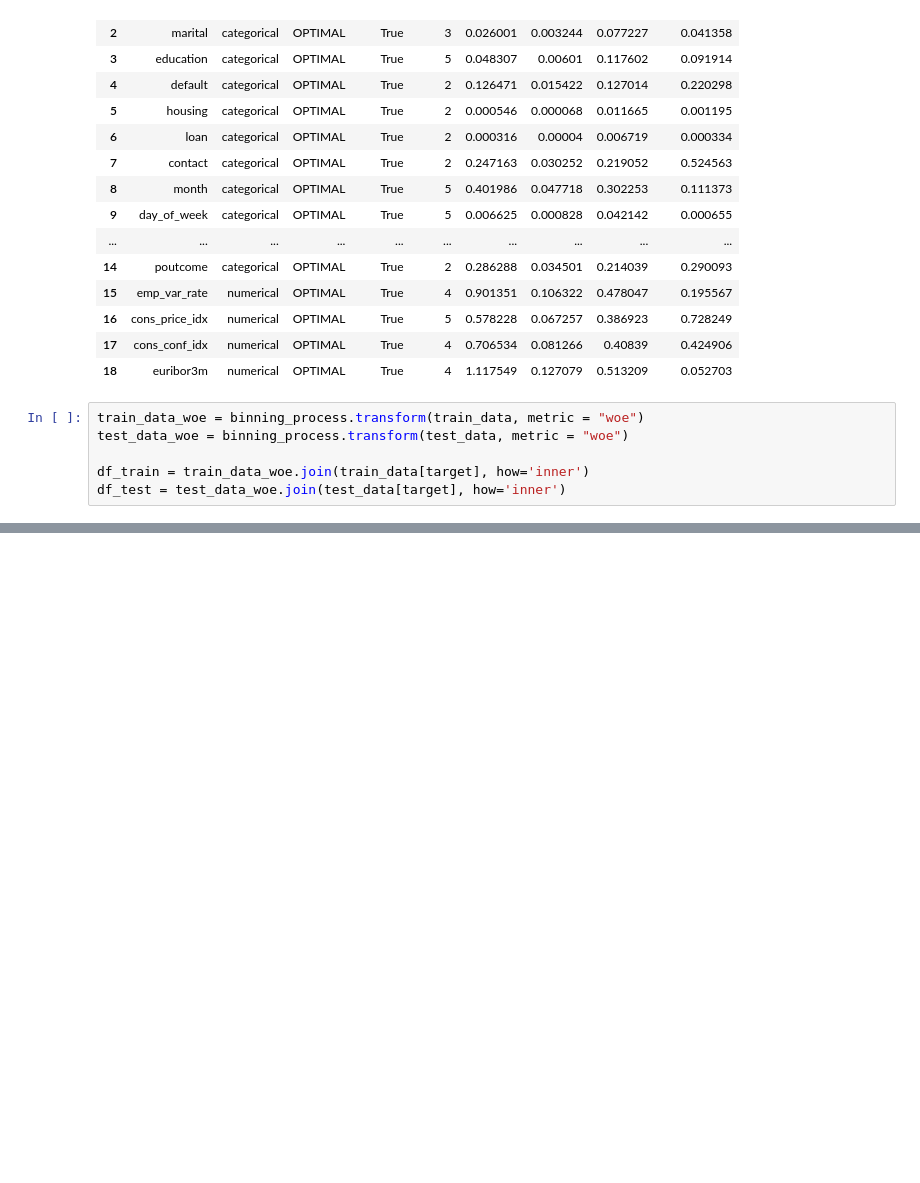
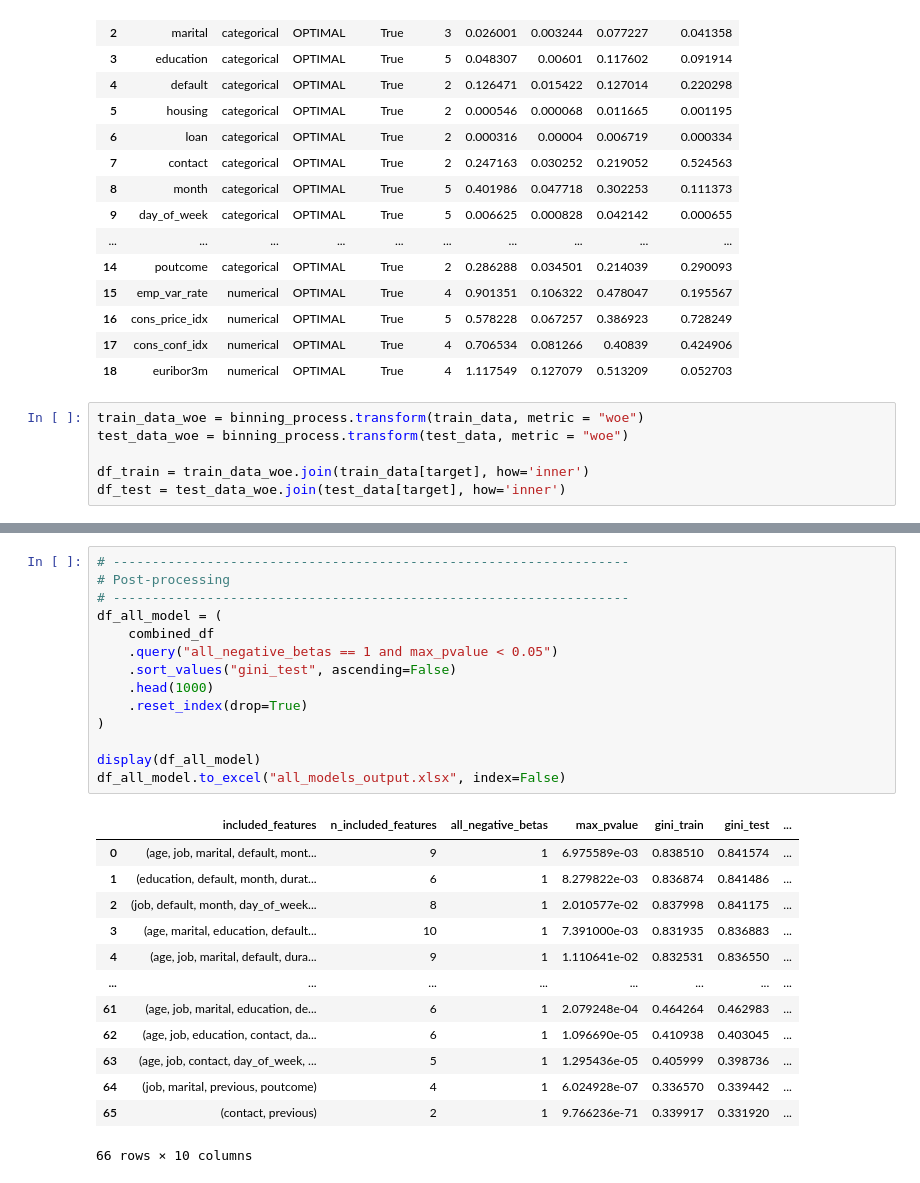
Before and after one commit to kriss024/Python, a Jupyter notebook: All Logistic Regressions.ipynb, the cells around one changed output, grey strips where cells are left out. Saved outputs shown, nothing was run; the diff lists cells and outputs as text; blank space fills up the shorter version.

```diff
--- a/All Logistic Regressions.ipynb
+++ b/All Logistic Regressions.ipynb
@@ -294,0 +269,28 @@ WARNING: Model ['age', 'education', 'default', 'campaign', 'pdays', 'cons_conf_i
+# %%
+# ------------------------------------------------------------------
+# Post-processing
+# ------------------------------------------------------------------
+df_all_model = (
+    combined_df
+    .query("all_negative_betas == 1 and max_pvalue < 0.05")
+    .sort_values("gini_test", ascending=False)
+    .head(1000)
+    .reset_index(drop=True)
+)
+
+display(df_all_model)
+df_all_model.to_excel("all_models_output.xlsx", index=False)
+# %% [output]
+|  | included_features | n_included_features | all_negative_betas | max_pvalue | gini_train | gini_test | ... |
+| 0 | (age, job, marital, default, mont... | 9 | 1 | 6.975589e-03 | 0.838510 | 0.841574 | ... |
+| 1 | (education, default, month, durat... | 6 | 1 | 8.279822e-03 | 0.836874 | 0.841486 | ... |
+| 2 | (job, default, month, day_of_week... | 8 | 1 | 2.010577e-02 | 0.837998 | 0.841175 | ... |
+| 3 | (age, marital, education, default... | 10 | 1 | 7.391000e-03 | 0.831935 | 0.836883 | ... |
+| 4 | (age, job, marital, default, dura... | 9 | 1 | 1.110641e-02 | 0.832531 | 0.836550 | ... |
+| ... | ... | ... | ... | ... | ... | ... | ... |
+| 61 | (age, job, marital, education, de... | 6 | 1 | 2.079248e-04 | 0.464264 | 0.462983 | ... |
+| 62 | (age, job, education, contact, da... | 6 | 1 | 1.096690e-05 | 0.410938 | 0.403045 | ... |
+| 63 | (age, job, contact, day_of_week, ... | 5 | 1 | 1.295436e-05 | 0.405999 | 0.398736 | ... |
+| 64 | (job, marital, previous, poutcome) | 4 | 1 | 6.024928e-07 | 0.336570 | 0.339442 | ... |
+| 65 | (contact, previous) | 2 | 1 | 9.766236e-71 | 0.339917 | 0.331920 | ... |
+66 rows × 10 columns
```
Also changed, not shown: parts of 2 cells of this notebook.
